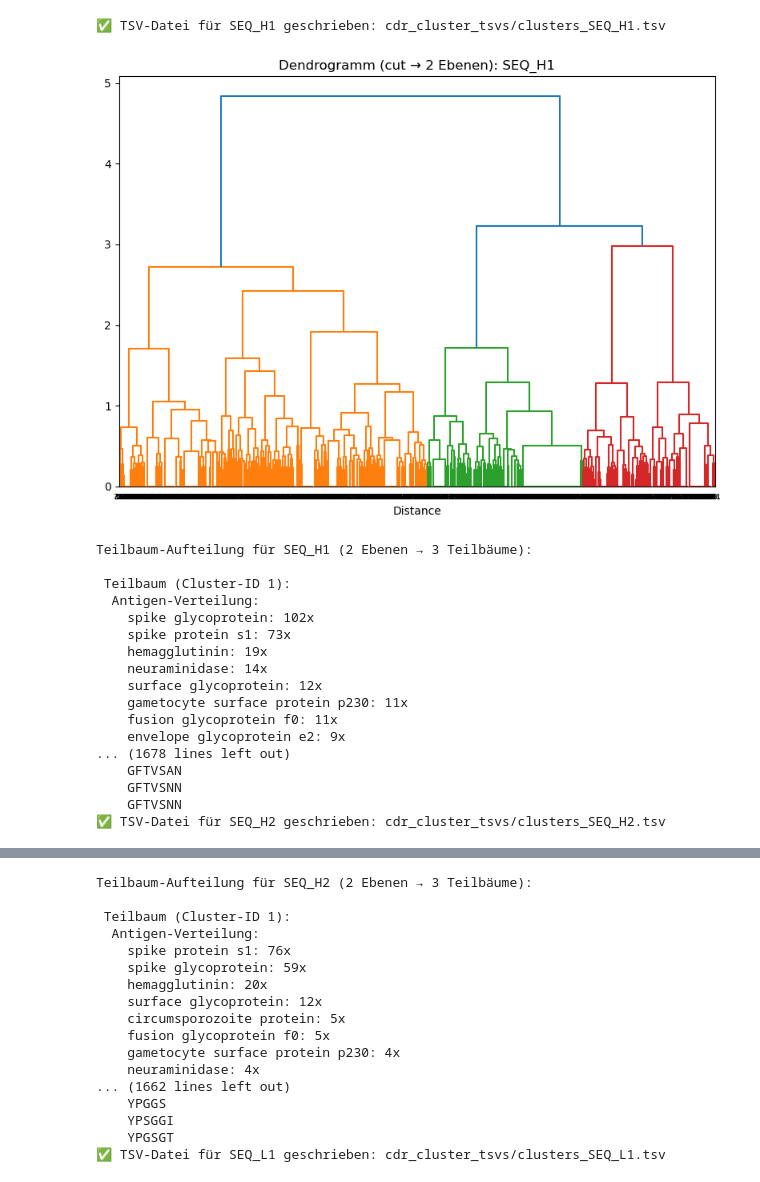
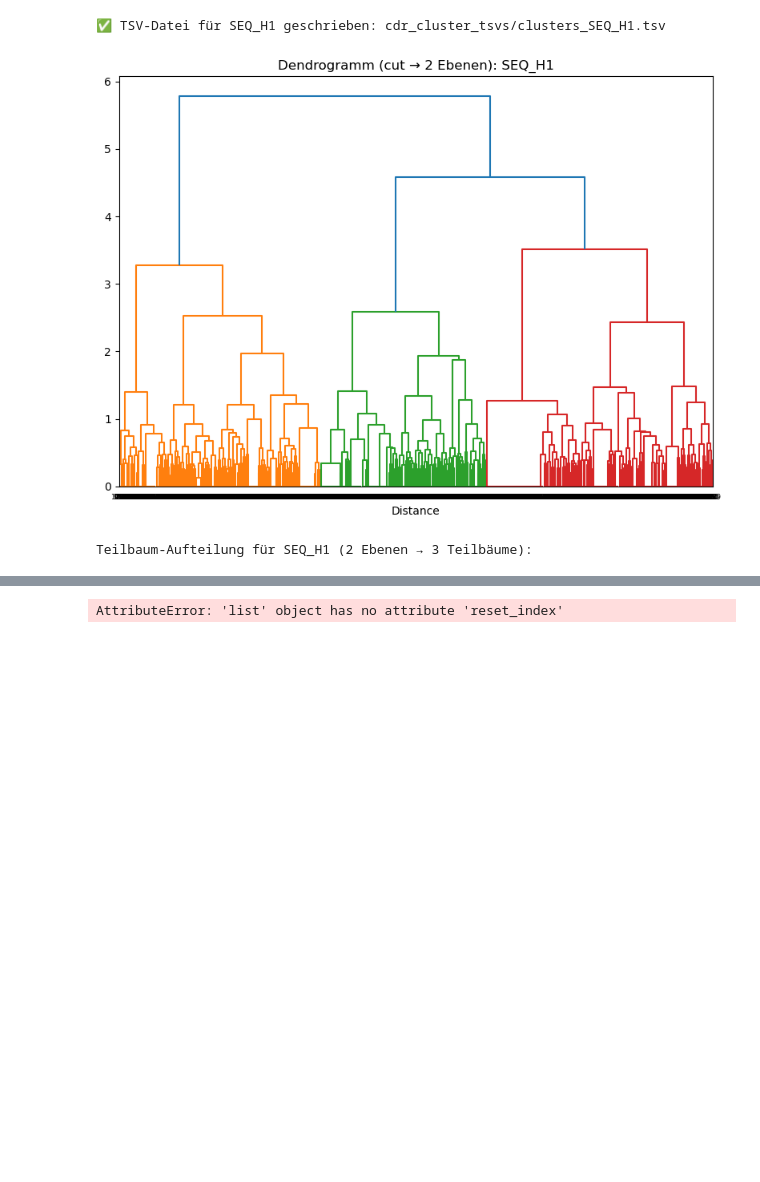
Before and after one commit to datascience-2025-group4/group04-team04, a Jupyter notebook: naiver_ansatz/PCA_Kmeans_Chi2.ipynb, the cells around one changed output, grey strips where cells are left out. Saved outputs shown, nothing was run; the diff lists cells and outputs as text; code cells hidden in the pictures; blank space fills up the shorter version.

Commit message:
naiver ansatz dateien mit scalop erstellt

```diff
--- a/naiver_ansatz/PCA_Kmeans_Chi2.ipynb
+++ b/naiver_ansatz/PCA_Kmeans_Chi2.ipynb
@@ -25,8 +25,14 @@ from scipy.cluster.hierarchy import linkage, dendrogram
 import matplotlib.pyplot as plt
 # %%
 #angepasst auf finale datei
-df = pd.read_csv("naiver_ansatz/ab_ag_canonical_forms.csv")
-regions = ['SEQ_H1', 'SEQ_H2', 'SEQ_L1', 'SEQ_L2', 'SEQ_L3']
+seq_regions = ['SEQ_H1', 'SEQ_H2', 'SEQ_L1', 'SEQ_L2', 'SEQ_L3']
+cf_regions = ['CF_H1', 'CF_H2', 'CF_L1', 'CF_L2', 'CF_L3']
+df = (
+    pd.read_csv("data/ab_ag_scalop.tsv", sep="\t")
+    .dropna(subset=seq_regions)
+    .dropna(subset=cf_regions)
+    .drop_duplicates(subset=seq_regions)
+)
 antigen_labels = df["antigen_name"].tolist()
 # %%
 def residue_percentage(sequence):
@@ -225,8 +231,8 @@ for region in regions:
             print(f"  {antigen}: {count}x")
 # %%
 #häufigkeiten in cf überprüfen
-cf = ["CF_H1","CF_H2", "CF_L1", "CF_L2", "CF_L3"]
-for col in cf:
+cf_regions = ["CF_H1","CF_H2", "CF_L1", "CF_L2", "CF_L3"]
+for col in cf_regions:
     print(f"\nVerteilung der Canonical Forms in {col}:")
     print(df[col].value_counts())
 # %% [output]
@@ -275,7 +281,7 @@ def aa_freq_vector(seq: str) -> np.ndarray:   #aa_freq_vector name der Funktion,
 
 
 #Loop über jede CDR-Region
-for cdr in regions:
+for cdr in seq_regions:
     seqs = df[cdr].tolist() #alle sequenzen als strings
     X    = np.vstack([aa_freq_vector(s) for s in seqs]) #für jede Sequenz 20 dimensionaler Häufigkeitsvektor, als Matrix zusammengeführt
 
@@ -336,7 +342,7 @@ for cdr in regions:
         pdbs_in_cluster = [leaf for leaf, c in leaf_color_map.items() if c == col]
 
         for leaf_idx in pdbs_in_cluster:
-            pdb_id = df.iloc[leaf_idx]["PDB_ID"]  # Hole echte PDB-ID aus Original-DataFrame
+            pdb_id = df.iloc[leaf_idx]["pdb"]  # Hole echte PDB-ID aus Original-DataFrame
             tsv_entries.append((pdb_id, cdr, cluster_id))
 
 
@@ -344,7 +350,7 @@ for cdr in regions:
     filename = f"cdr_cluster_tsvs/clusters_{cdr}.tsv"
     with open(filename, "w", newline="") as f:
         writer = csv.writer(f, delimiter="\t")
-        writer.writerow(["PDB_ID", "CDR", "Cluster_Label"])
+        writer.writerow(["pdb", "CDR", "Cluster_Label"])
         writer.writerows(tsv_entries)
 
     print(f"✅ TSV-Datei für {cdr} geschrieben: {filename}")
@@ -378,50 +384,34 @@ for cdr in regions:
         #print(f"\nTeilbaum {cid}:")
         #for antigen, cnt in counts.items():
          #   print(f"  {antigen}: {cnt}×")
 
     #alternative ausgabe die auch pdb und sequenzen gibt
     # Antigen-Häufigkeiten + PDBs + Sequenzen je Teilbaum
     print(f"\nTeilbaum-Aufteilung für {cdr} ({levels_down} Ebenen → {len(unique_colors)} Teilbäume):")
     for col in unique_colors:
         cid = color_cluster_map[col]  # Cluster-ID
         leaves_in_cluster = [leaf for leaf, c in leaf_color_map.items() if c == col]
         antigen_names = df.loc[leaves_in_cluster, "antigen_name"]
-        pdb_ids = df.loc[leaves_in_cluster, "PDB_ID"]
+        pdb_ids = df.loc[leaves_in_cluster, "pdb"]
         seqs = df.loc[leaves_in_cluster, cdr]
 
         # Häufigkeiten zählen
         counter = Counter(antigen_names)
 
         print(f"\n Teilbaum (Cluster-ID {cid}):")
 
         print("  Antigen-Verteilung:")
         for antigen, count in counter.most_common():
             print(f"    {antigen}: {count}x")
 
-        print("  PDB_IDs:")
+        print("  pdbs:")
         for pdb in pdb_ids:
             print(f"    {pdb}")
 
         print("  Sequenzen:")
         for s in seqs:
             print(f"    {s}")
 # %% [output]
 ✅ TSV-Datei für SEQ_H1 geschrieben: cdr_cluster_tsvs/clusters_SEQ_H1.tsv
-[figure, old version]
+[figure, new version]
 Teilbaum-Aufteilung für SEQ_H1 (2 Ebenen → 3 Teilbäume):
-
- Teilbaum (Cluster-ID 1):
-  Antigen-Verteilung:
-    spike glycoprotein: 102x
-    spike protein s1: 73x
-    hemagglutinin: 19x
-    neuraminidase: 14x
-    surface glycoprotein: 12x
-    gametocyte surface protein p230: 11x
-    fusion glycoprotein f0: 11x
-    envelope glycoprotein e2: 9x
-... (1678 lines left out)
-    GFTVSAN
-    GFTVSNN
-    GFTVSNN
-✅ TSV-Datei für SEQ_H2 geschrieben: cdr_cluster_tsvs/clusters_SEQ_H2.tsv
@@ -429,17 +418 @@ Teilbaum-Aufteilung für SEQ_H1 (2 Ebenen → 3 Teilbäume):
-Teilbaum-Aufteilung für SEQ_H2 (2 Ebenen → 3 Teilbäume):
-
- Teilbaum (Cluster-ID 1):
-  Antigen-Verteilung:
-    spike protein s1: 76x
-    spike glycoprotein: 59x
-    hemagglutinin: 20x
-    surface glycoprotein: 12x
-    circumsporozoite protein: 5x
-    fusion glycoprotein f0: 5x
-    gametocyte surface protein p230: 4x
-    neuraminidase: 4x
-... (1662 lines left out)
-    YPGGS
-    YPSGGI
-    YPGSGT
-✅ TSV-Datei für SEQ_L1 geschrieben: cdr_cluster_tsvs/clusters_SEQ_L1.tsv
+AttributeError: 'list' object has no attribute 'reset_index'
```
Also changed, not shown: parts of 4 cells of this notebook, 26 other files.
